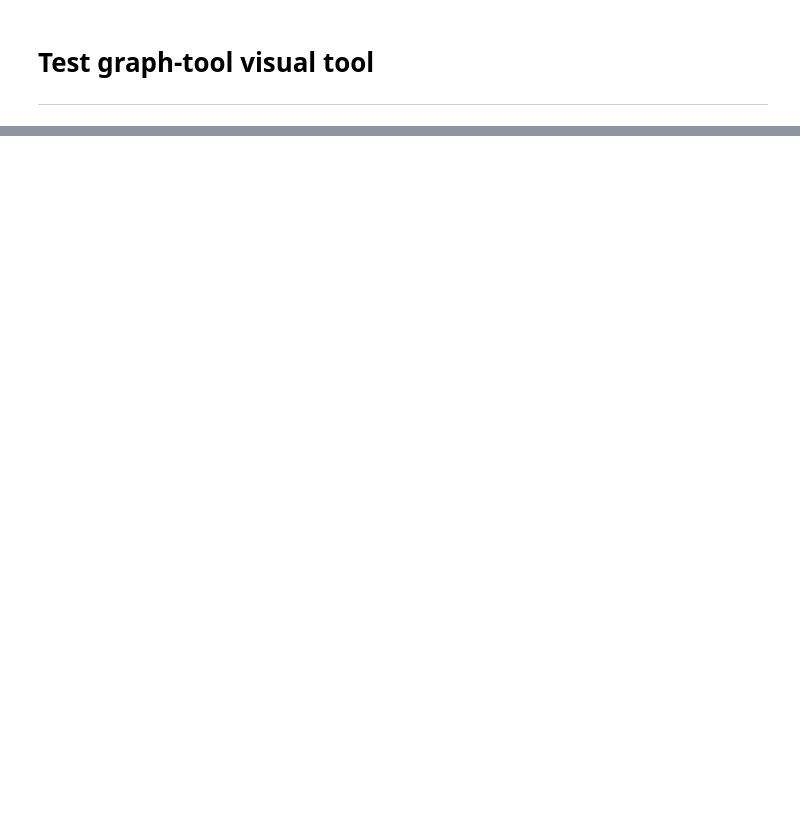
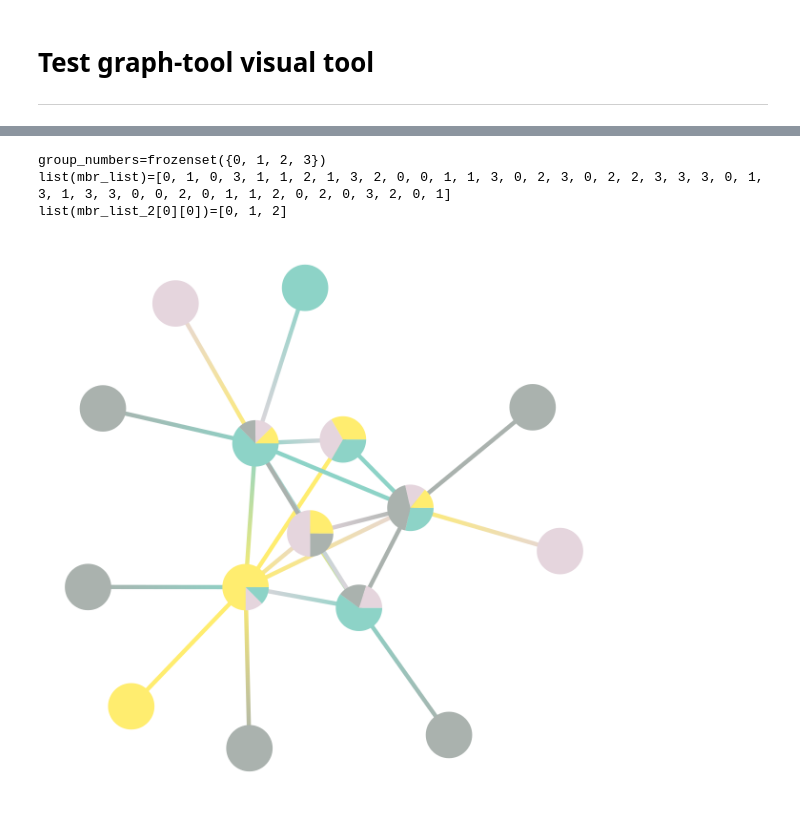
Before and after one commit to LouisWW/criminal_network_analysis, a Jupyter notebook: src/research/graph_tool.ipynb, the cells around one changed output, grey strips where cells are left out. Drawn from its saved outputs; the diff is of its cells as text; code cells hidden in the pictures; blank space fills up the shorter version.

```diff
--- a/src/research/graph_tool.ipynb
+++ b/src/research/graph_tool.ipynb
@@ -20,0 +40,25 @@ objc[94935]: Class GNotificationCenterDelegate is implemented in both /Users/Lou
+# %%
+def sample_k(max):
+    """Sample number of connections."""
+    accept = False
+    while not accept:
+        k = np.random.randint(1, max + 1)
+        accept = np.random.random() < 1.0 / k
+    return k
+
+
+g = gt.random_graph(15, lambda: sample_k(40), directed=False)
+
+partitions = gt.OverlapBlockState(g, B=4)
+mbr_list = partitions.get_blocks()
+mbr_list_2 = partitions.get_overlap_blocks()
+group_numbers = frozenset(mbr_list)
+print(f"{group_numbers=}")
+print(f"{list(mbr_list)=}")
+print(f"{list(mbr_list_2[0][0])=}")
+partitions.draw()
+# %% [output]
+group_numbers=frozenset({0, 1, 2, 3})
+list(mbr_list)=[0, 1, 0, 3, 1, 1, 2, 1, 3, 2, 0, 0, 1, 1, 3, 0, 2, 3, 0, 2, 2, 3, 3, 3, 0, 1, 3, 1, 3, 3, 0, 0, 2, 0, 1, 1, 2, 0, 2, 0, 3, 2, 0, 1]
+list(mbr_list_2[0][0])=[0, 1, 2]
+[figure, added]
```
Also changed, not shown: parts of 9 cells of this notebook, 6 other files.
